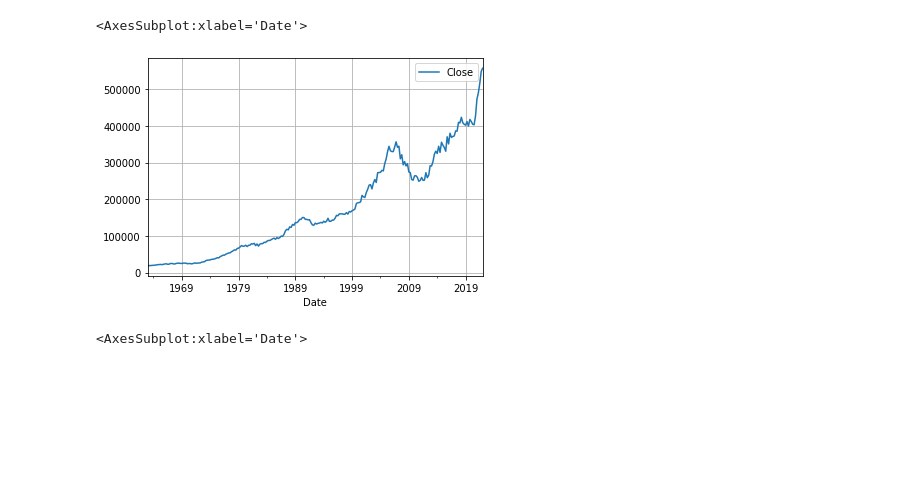
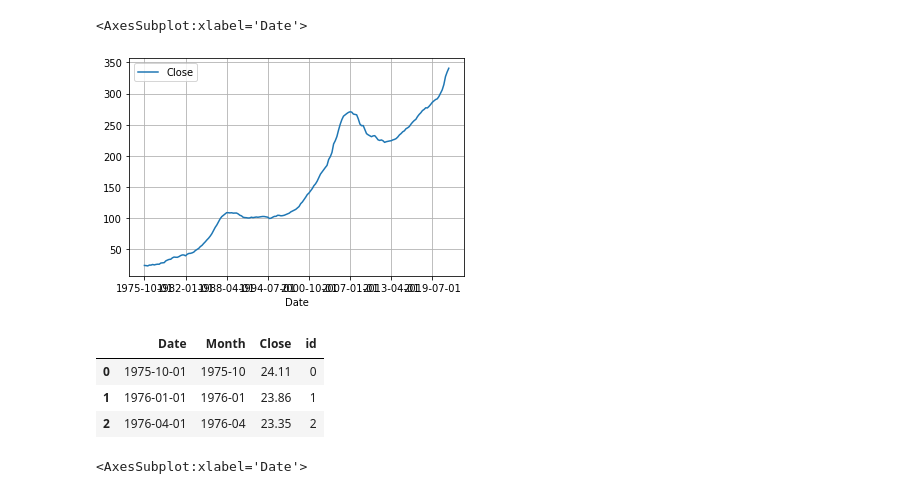
Before and after one commit to jingyanwang/invest_return_simulation, a Jupyter notebook: qqq_vs_property_local.ipynb, the cells around one changed output. Drawn from its saved outputs; the diff is of its cells as text; code cells hidden in the pictures; blank space fills up the shorter version.

```diff
--- a/qqq_vs_property_local.ipynb
+++ b/qqq_vs_property_local.ipynb
@@ -61,4 +63,4 @@ https://fred.stlouisfed.org/series/MSPUS
 # %%
-property_data = pd.read_excel(
-    'history/MSPW.xls',
+property_data = pd.read_csv(
+    'history/ATNHPIUS35614Q_new_york.csv',
     )
@@ -81,16 +67,25 @@ property_data
+# %%
+property_data['Date'] = property_data[property_data.columns[0]].apply(date_normalize)
+property_data['Month'] = property_data['Date'].apply(lambda x:x.split('-')[0]+'-'+x.split('-')[1])
 # %%
-property_data['Date'] = property_data['Date'].apply(date_normalize)
-#property_data['Month'] = property_data['Date'].apply(lambda x:x.split('-')[0]+'-'+x.split('-')[1])
+property_data['Close'] = property_data[property_data.columns[1]].apply(lambda x: float(x))
+property_data['id'] = property_data.index
 
-property_data['Close'] = property_data['Close'].apply(lambda x: float(x))
-property_data['id'] = property_data.index
+property_data = property_data.drop(columns = [property_data.columns[0], property_data.columns[1]])
 
 property_data.plot(x ='Date', y=[
     'Close',
     ], grid = True)
 # %% [output]
 <AxesSubplot:xlabel='Date'>
-[figure, old version]
+[figure, new version]
+# %%
+property_data.head(3)
+# %% [output]
+|  | Date | Month | Close | id |
+| 0 | 1975-10-01 | 1975-10 | 24.11 | 0 |
+| 1 | 1976-01-01 | 1976-01 | 23.86 | 1 |
+| 2 | 1976-04-01 | 1976-04 | 23.35 | 2 |
 # %%
 nasdaq_data = pd.read_csv(
     'history/NDX.csv',
```
Also changed, not shown: parts of 17 cells of this notebook, 12 other files.
